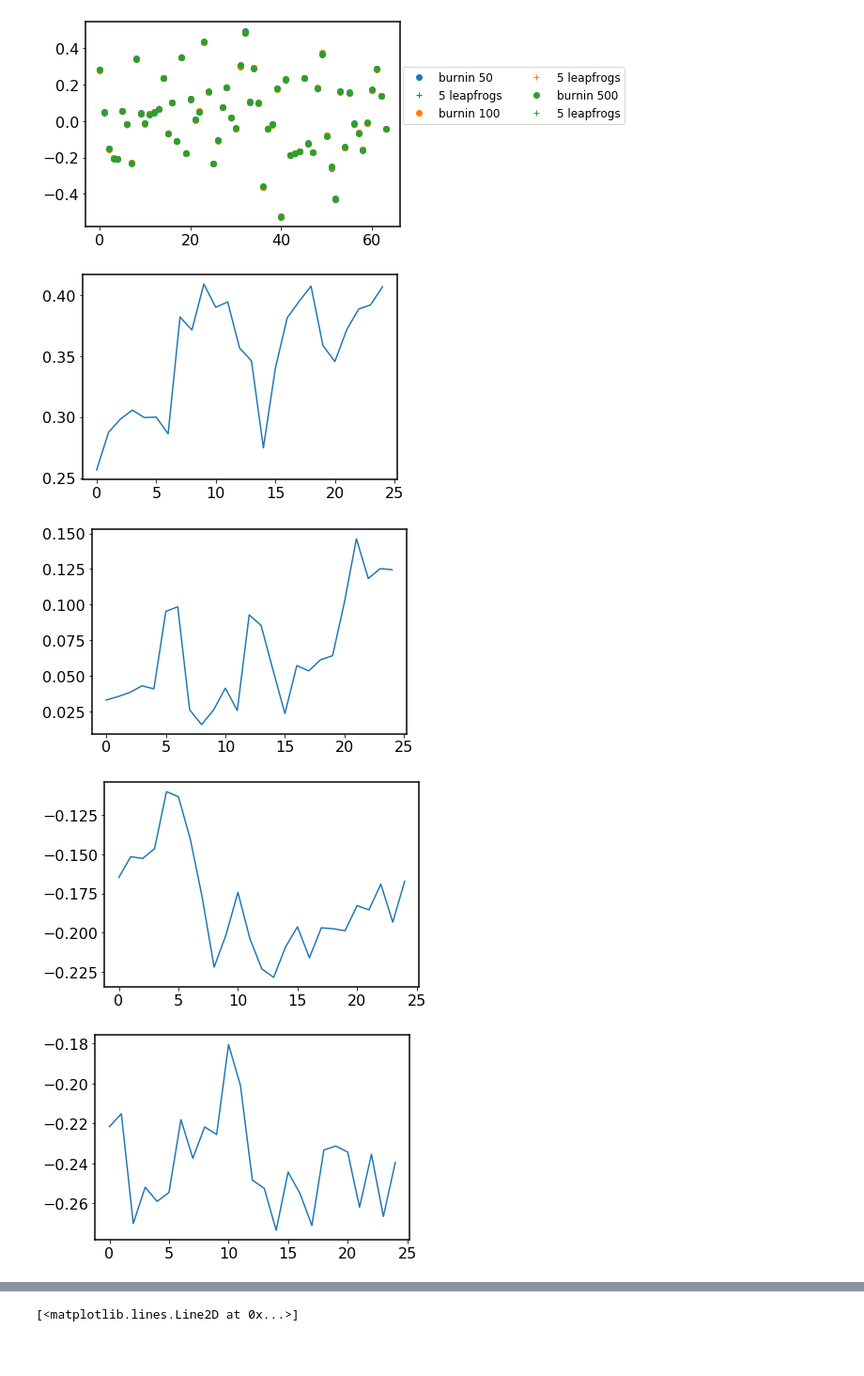
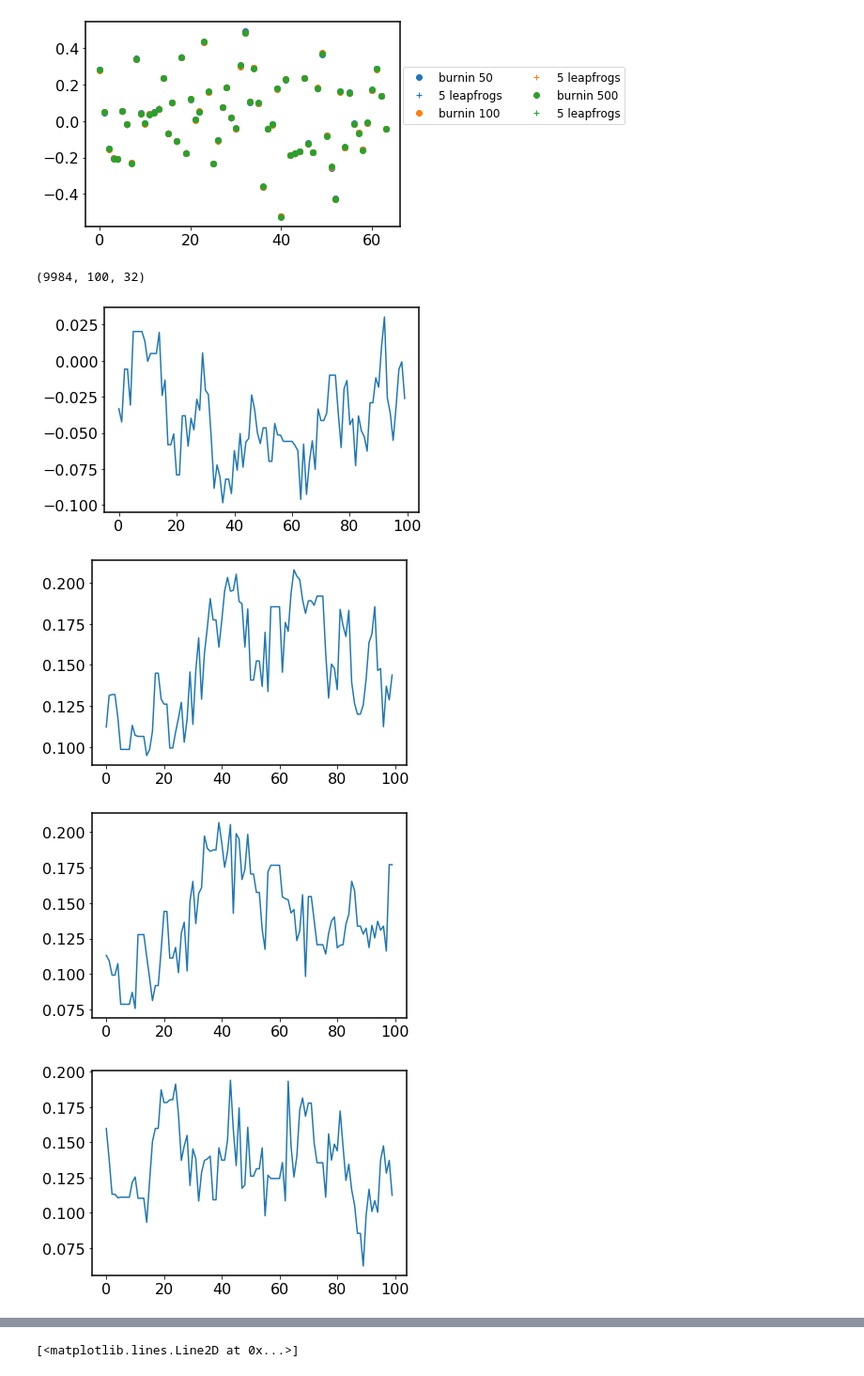
Before and after one commit to VMBoehm/PAE, a Jupyter notebook: notebooks/tf2/FMNIST_sampler.ipynb, the cells around one changed output, grey strips where cells are left out. Shown at 94% size. Saved outputs shown, nothing was run; the diff lists cells and outputs as text; code cells hidden in the pictures; blank space fills up the shorter version.

Commit message:
VAE samples at 32 dim added

```diff
--- a/notebooks/tf2/FMNIST_sampler.ipynb
+++ b/notebooks/tf2/FMNIST_sampler.ipynb
@@ -48,7 +48,7 @@ load_funcs=dict(mnist=ld.load_mnist, fmnist=ld.load_fmnist)
 PROJECT_PATH = "../../"
 PARAMS_PATH = os.path.join(PROJECT_PATH,'params')
 
-param_file  = 'params_fmnist_-1_64_infoGAN_AE_v2rot_full_sigma'
+param_file  = 'params_fmnist_-1_32_infoGAN_AE_full_sigma'
 params      = pickle.load(open(os.path.join(PARAMS_PATH,param_file+'.pkl'),'rb'))
 # %%
 # params['module_dir']='../../modules/mnist/class-1/latent_size10/net_type_vae10/loss_AE/test_full_sigma'
@@ -66,7 +66,7 @@ x_valid = (x_valid/256.-0.5).astype(np.float32)
 # %%
 generator_path   = os.path.join(params['module_dir'],'decoder')
 encoder_path     = os.path.join(params['module_dir'],'encoder')
-nvp_path         = os.path.join(params['module_dir'],'hybrid1_nepoch100')
+nvp_path         = os.path.join(params['module_dir'],'nvp')
 # %%
 def get_likelihood(decoder,sigma):
     sigma = tf.reshape(sigma,(params['batch_size'],-1))
@@ -187,4 +193,6 @@ tf.Tensor(
 # %%
 import time
+# %%
+initial_step_size = np.ones((params['batch_size'],params['latent_size']))*1
 # %%
 # Initialize the HMC transition kernel.
@@ -224,26 +236,22 @@ def run_chain(adapative_hmc, z_ini, num_burnin_steps):
 # %%
 begin = time.time()
 samples_ = []
-for ii in range(100,156):
+for ii in range(0,1):
     print(ii)
-    for jj, burnin in enumerate([50]):
+    for jj, burnin in enumerate([70]):
         for nn, numsteps in enumerate([3]):
             adaptive_hmc, z_ini, LP = get_kernel(ii,burnin,numsteps)
-            samples                 = run_chain(adaptive_hmc, tf.convert_to_tensor(z_ini),tf.constant(burnin))
+            samples, step_size, accept_ratio = run_chain(adaptive_hmc, tf.convert_to_tensor(z_ini),tf.constant(burnin))
             end = time.time()-begin
+            print(end)
             begin = time.time()
-    print(end)
     samples_.append(samples)
-samples = np.swapaxes(np.asarray(samples_),1,2)
-print(samples.shape)
-samples = np.reshape(samples,(-1,num_results//2,params['latent_size']))
-print(samples.shape)
-# logps   = np.zeros(list(samples.shape[:-1]))
-# for kk in range(len(logps)):
-#     for nn in range(logps.shape[1]):
-#         logps[kk,nn] = LP.logp(samples[kk,nn])
-# samples = samples.reshape((-1,params['batch_size'],params['latent_size']))
-# logps    = logps.reshape((-1,params['batch_size']))
-np.save(os.path.join('/global/cscratch1/sd/vboehm/PAE_samples/FMNIST/latent_dim64/samples','HMC_FMNIST_latent_dim%d_burnin%d_leapfrog%d_3.npy'%(params['latent_size'],burnin,numsteps)),samples)
-#print('time:', end/60)
+
+# print(samples.shape)
+# samples = np.swapaxes(np.asarray(samples_),1,2)
+# print(samples.shape)
+# samples = np.reshape(samples,(-1,num_results,params['latent_size']))
+# print(samples.shape)
+# np.save(os.path.join('/global/cscratch1/sd/vboehm/PAE_samples/FMNIST/latent_dim32/PAE/samples','HMC_FMNIST_latent_dim%d_burnin%d_leapfrog%d.npy'%(params['latent_size'],burnin,numsteps)),samples)
+# # print('time:', end/60)
 # %% [output]
@@ -358,10 +393,13 @@ import corner
+# %%
+samples.shape
+# %% [output]
+(9984, 100, 32)
 # %%
 for ii in range(10):
-    for n in [10000]:
-        plt.plot(samples[0,:,ii])
-        plt.show()
+    plt.plot(samples[0,:,ii])
+    plt.show()
 # %% [output]
-[figure, old version]
+[figure, new version]
-[figure, old version]
+[figure, new version]
-[figure, old version]
+[figure, new version]
-[figure, old version]
+[figure, new version]
```
Also changed, not shown: parts of 17 cells of this notebook, 2 other files.
